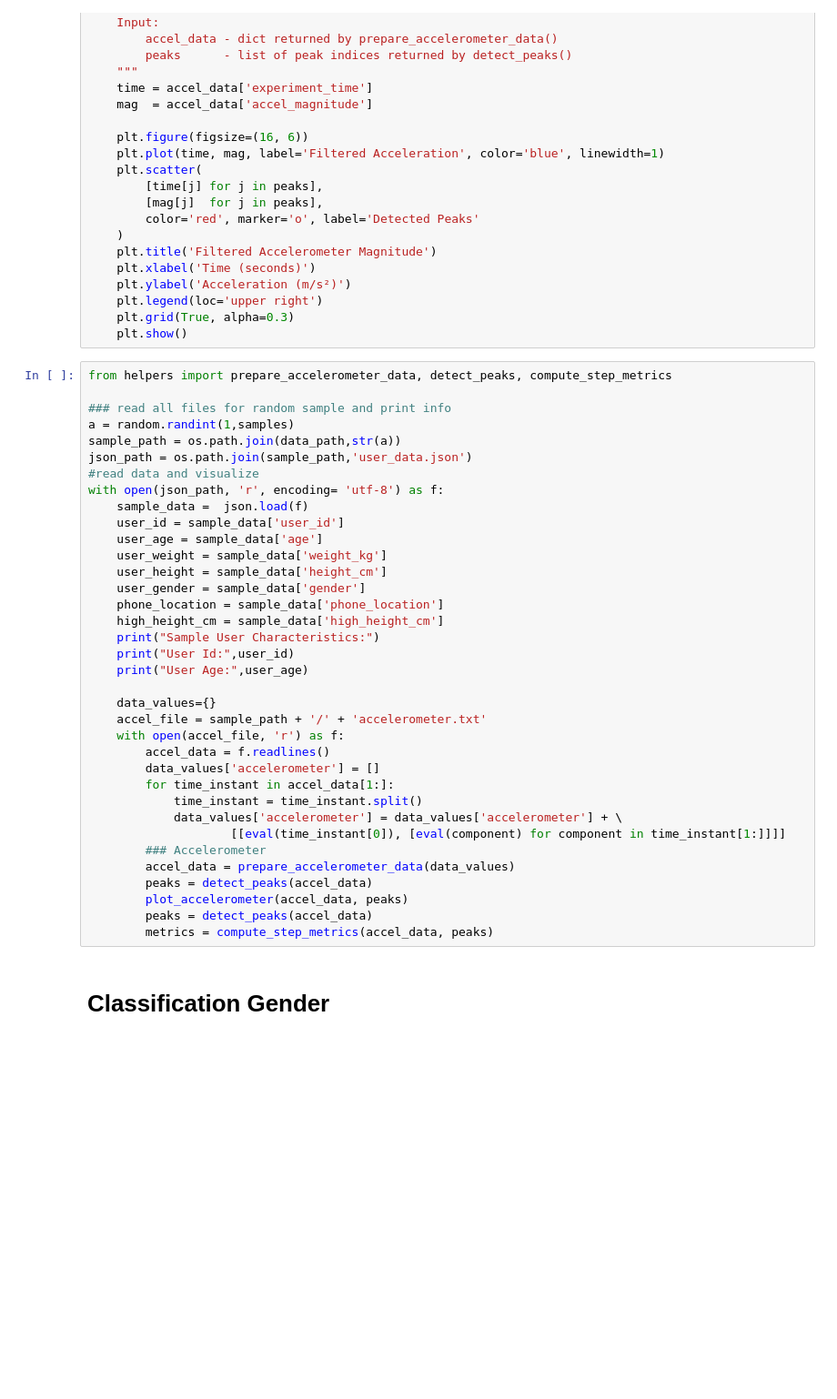
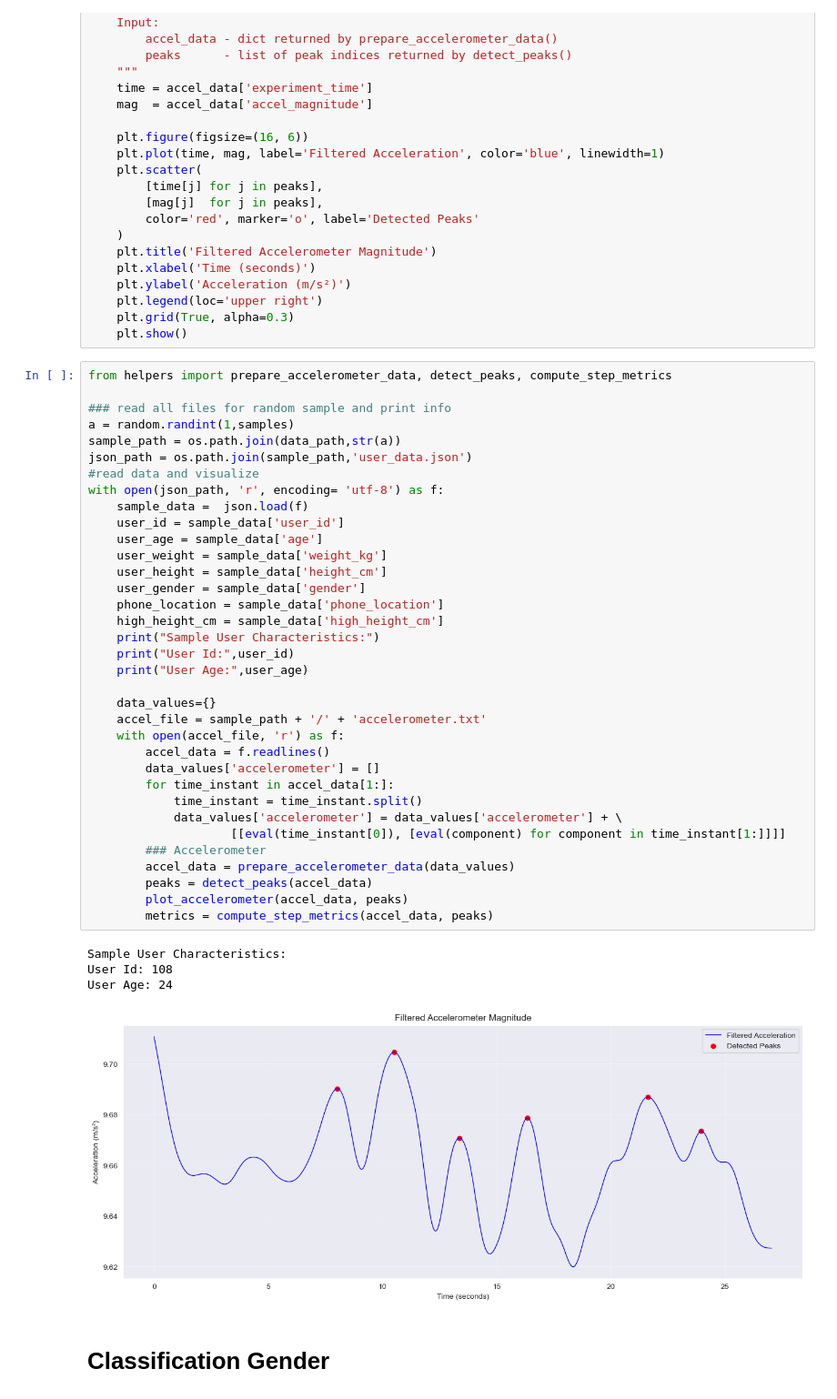
Before and after one commit to jogcaetano13/heel_rise_jupyter_notebook, a Jupyter notebook: data_set_overview.ipynb, the cells around one changed output. Shown at 91% size. Cells and saved outputs as stored; diff of their text form; blank space fills up the shorter version.

```diff
--- a/data_set_overview.ipynb
+++ b/data_set_overview.ipynb
@@ -51,34 +51,38 @@ a = random.randint(1,samples)
 sample_path = os.path.join(data_path,str(a))
 json_path = os.path.join(sample_path,'user_data.json')
 #read data and visualize
 with open(json_path, 'r', encoding= 'utf-8') as f:
     sample_data =  json.load(f)
     user_id = sample_data['user_id']
     user_age = sample_data['age']
     user_weight = sample_data['weight_kg']
     user_height = sample_data['height_cm']
     user_gender = sample_data['gender']
     phone_location = sample_data['phone_location']
     high_height_cm = sample_data['high_height_cm']
     print("Sample User Characteristics:")
     print("User Id:",user_id)
     print("User Age:",user_age)
 
     data_values={}
     accel_file = sample_path + '/' + 'accelerometer.txt'
     with open(accel_file, 'r') as f:
         accel_data = f.readlines()
         data_values['accelerometer'] = []
         for time_instant in accel_data[1:]:
             time_instant = time_instant.split()
             data_values['accelerometer'] = data_values['accelerometer'] + \
                     [[eval(time_instant[0]), [eval(component) for component in time_instant[1:]]]]
         ### Accelerometer
         accel_data = prepare_accelerometer_data(data_values)
         peaks = detect_peaks(accel_data)
         plot_accelerometer(accel_data, peaks)
-        peaks = detect_peaks(accel_data)
         metrics = compute_step_metrics(accel_data, peaks)
+# %% [output]
+Sample User Characteristics:
+User Id: 108
+User Age: 24
+[figure, added]
 # %% [markdown]
 # Classification Gender
 # %%
```
Also changed, not shown: parts of 2 cells of this notebook.
